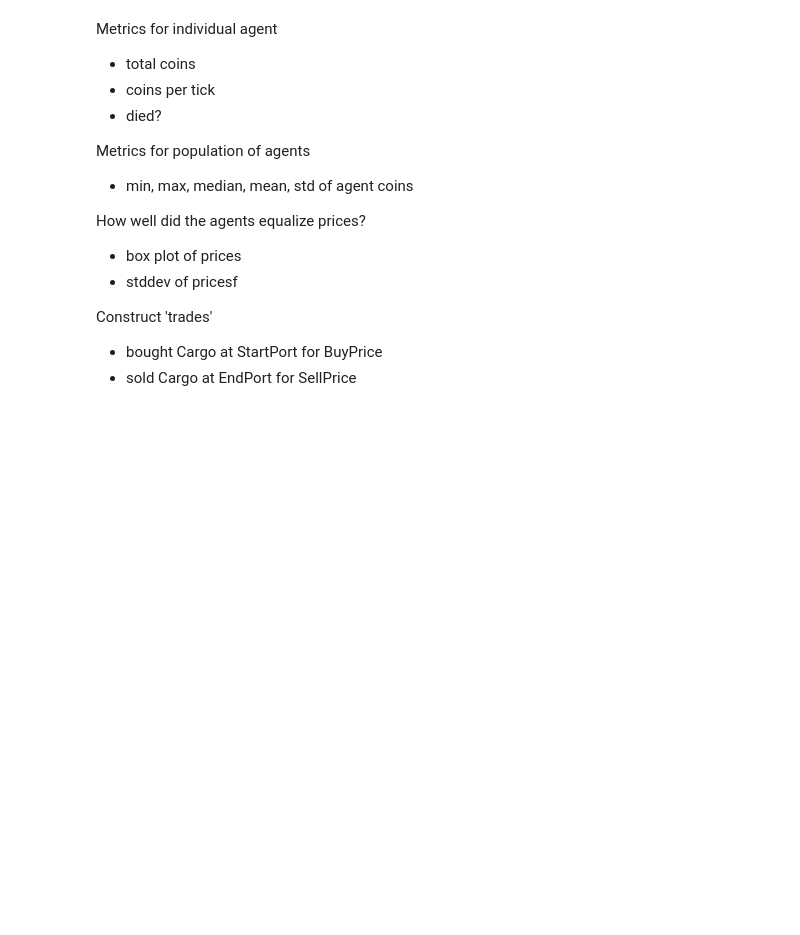
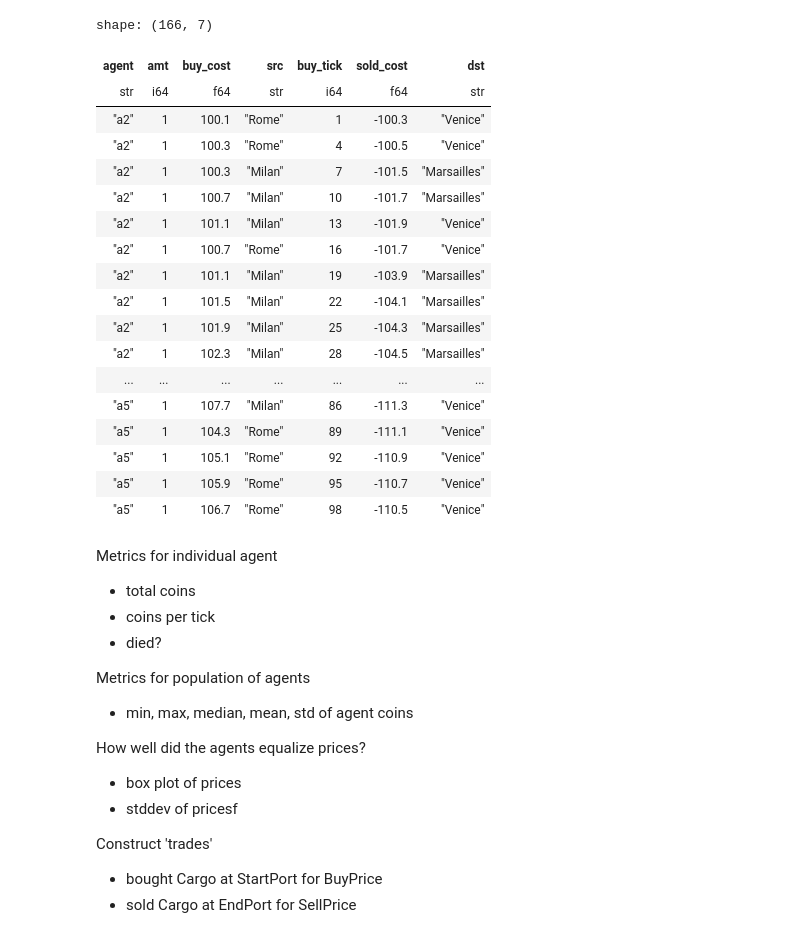
Before and after one commit to JoeHowarth/trade-sim-v2, a Jupyter notebook: simpy/notebooks/interactive.ipynb, the cells around one changed output. Saved outputs shown, nothing was run; the diff lists cells and outputs as text; code cells hidden in the pictures; blank space fills up the shorter version.

```diff
--- a/simpy/notebooks/interactive.ipynb
+++ b/simpy/notebooks/interactive.ipynb
@@ -152,3 +279,42 @@ shape: (200, 5)
+# %%
+def routes(events):
+    trade_events = events.filter(events["event"] == "Trade")
+    def foo(df):
+        buys = df.filter(df["amt"] > 0).select(
+            'agent',
+            'amt',
+            pl.col("cost").alias('buy_cost'),
+            pl.col('port').alias('src'),
+            pl.col('tick').alias('buy_tick')
+        )
+        sells = df.filter(df["amt"] < 0).select(
+            pl.col('cost').alias('sold_cost'),
+            pl.col('port').alias('dst')
+        )
+        return pl.concat( [ buys, sells ], how='horizontal')
+
+    return trade_events.groupby('agent').apply(foo)
+routes(events)
+# %% [output]
+shape: (166, 7)
+| agent | amt | buy_cost | src | buy_tick | sold_cost | dst |
+| str | i64 | f64 | str | i64 | f64 | str |
+| "a2" | 1 | 100.1 | "Rome" | 1 | -100.3 | "Venice" |
+| "a2" | 1 | 100.3 | "Rome" | 4 | -100.5 | "Venice" |
+| "a2" | 1 | 100.3 | "Milan" | 7 | -101.5 | "Marsailles" |
+| "a2" | 1 | 100.7 | "Milan" | 10 | -101.7 | "Marsailles" |
+| "a2" | 1 | 101.1 | "Milan" | 13 | -101.9 | "Venice" |
+| "a2" | 1 | 100.7 | "Rome" | 16 | -101.7 | "Venice" |
+| "a2" | 1 | 101.1 | "Milan" | 19 | -103.9 | "Marsailles" |
+| "a2" | 1 | 101.5 | "Milan" | 22 | -104.1 | "Marsailles" |
+| "a2" | 1 | 101.9 | "Milan" | 25 | -104.3 | "Marsailles" |
+| "a2" | 1 | 102.3 | "Milan" | 28 | -104.5 | "Marsailles" |
+| ... | ... | ... | ... | ... | ... | ... |
+| "a5" | 1 | 107.7 | "Milan" | 86 | -111.3 | "Venice" |
+| "a5" | 1 | 104.3 | "Rome" | 89 | -111.1 | "Venice" |
+| "a5" | 1 | 105.1 | "Rome" | 92 | -110.9 | "Venice" |
+| "a5" | 1 | 105.9 | "Rome" | 95 | -110.7 | "Venice" |
+| "a5" | 1 | 106.7 | "Rome" | 98 | -110.5 | "Venice" |
 # %% [markdown]
 Metrics for individual agent
 - total coins
```
Also changed, not shown: parts of 16 cells of this notebook, 11 other files.
